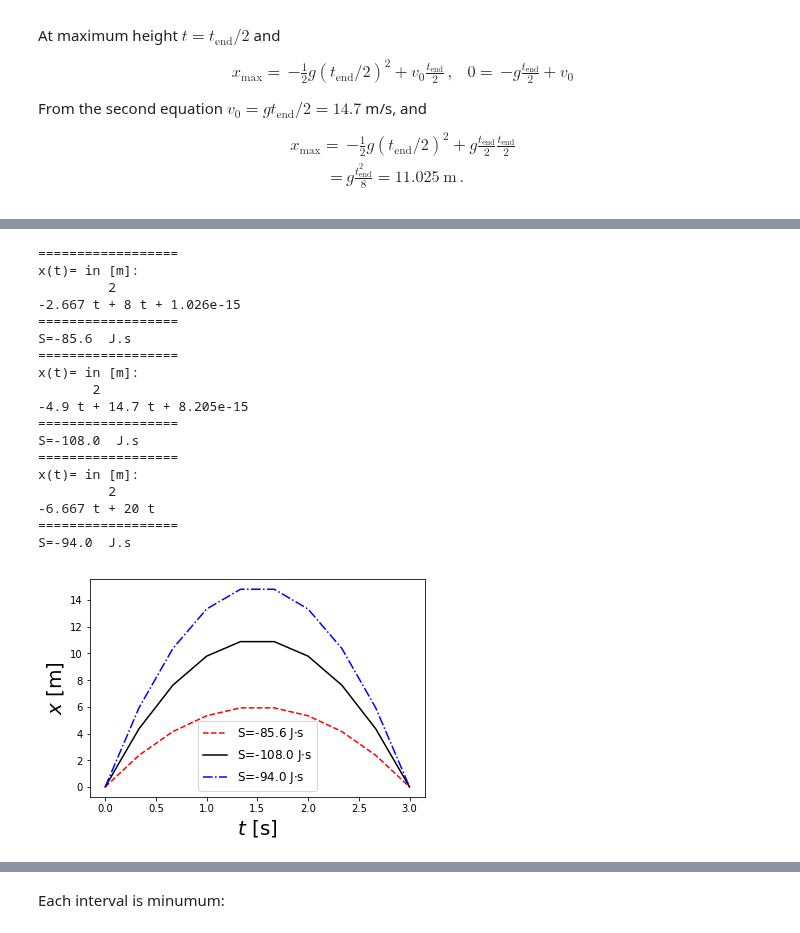
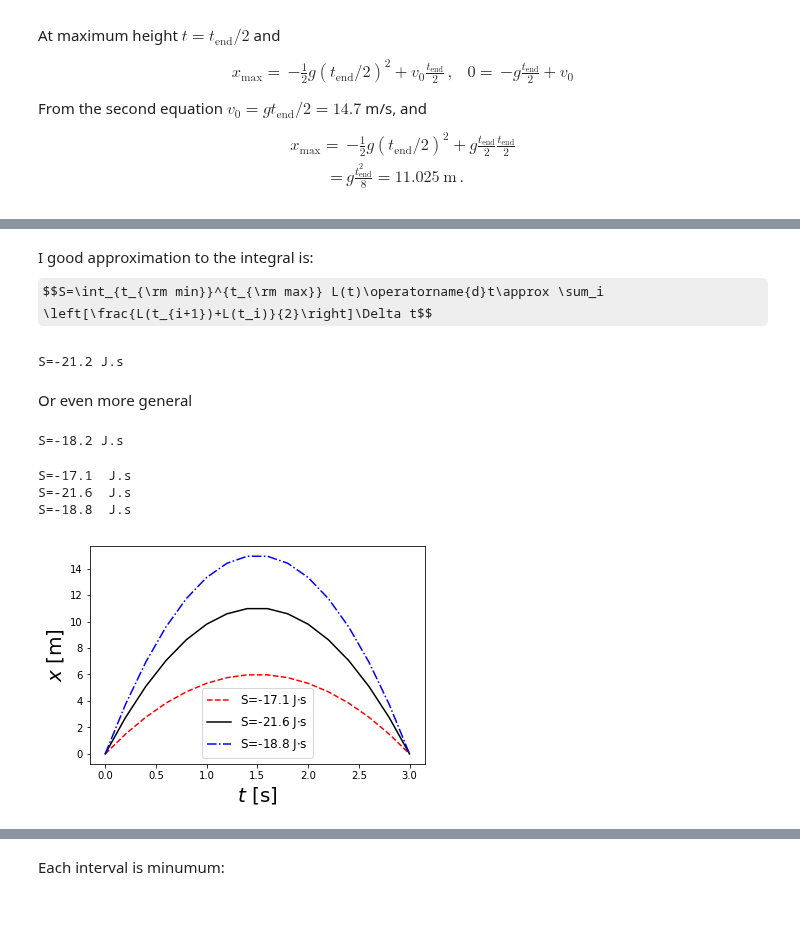
Before and after one commit to restrepo/ComputationalMethods, a Jupyter notebook: material/solution_least_action.ipynb, the cells around one changed output, grey strips where cells are left out. Drawn from its saved outputs; the diff is of its cells as text; code cells hidden in the pictures; some formulas as TeX source.

```diff
--- a/material/solution_least_action.ipynb
+++ b/material/solution_least_action.ipynb
@@ -53,0 +102,20 @@ that corresponds to Eq. (11) of Am. J. Phys, Vol. 72(2004)478: http://www.eftayl
+# %%
+xmax=11.025
+df.loc[1,'x']=xmax
+coeff=np.polyfit(df.t,df.x,deg=2)
+x=np.poly1d(coeff,variable='t')
+print('x(t) [m]:\n',x)
+print("="*45)
+m=0.2
+g=9.8
+v=x.deriv()
+L=0.5*m*v**2-m*g*x
+E=0.5*m*v**2+m*g*x
+F=L.integ() # Analytical integration
+S=F( df.t.max() ) - F( df.t.min() )
+print('for xmax={} m: S={:.1f} J.s  min: -21.6 J.s'.format(xmax,S))
+print("="*45)
+Deltat=0.2
+#t=np.linspace(df.t.min() , df.t.max(),10)
+t=np.arange(df.t.min() , df.t.max()+Deltat,Deltat)
+E(t)
@@ -54,52 +147,51 @@ that corresponds to Eq. (11) of Am. J. Phys, Vol. 72(2004)478: http://www.eftayl
+# %% [markdown]
+I good approximation to the integral is:
+$$S=\int_{t_{\rm min}}^{t_{\rm max}} L(t)\operatorname{d}t\approx \sum_i \left[\frac{L(t_{i+1})+L(t_i)}{2}\right]\Delta t$$
+# %%
+print( 'S={:.1f} J.s'.format( 0.5*( L(t)[1:]+L(t)[:-1] ).sum()*Deltat ) )
+# %% [output]
+S=-21.2 J.s
+# %% [markdown]
+Or even more general
+# %%
+def Saprx(L,t):
+    return   0.5*( L(t)[1:]+L(t)[:-1] )*(  t[1:]-t[:-1]  )
+
+print( 'S={:.1f} J.s'.format(  Saprx(L,t).sum() ) )
+# %% [output]
+S=-18.2 J.s
 # %%
 Ss=[]
 Es=[]
 m=0.2
 g=9.8
-t=np.linspace(0,3,10)
+Deltat=0.2
+#t=np.linspace(df.t.min() , df.t.max(),10)
+t=np.arange(df.t.min() , df.t.max()+Deltat,Deltat)
 xmax=[6,11.025,15]; x0=0;xend=0
 ls=['r--','k-','b-.']
 for i in range(len(xmax) ):
-    VERBOSE=True
     df=pd.DataFrame({'t':[t.min(),t.mean(),t.max()],'x':[x0,xmax[i],xend]})
     coeffs=np.polyfit(df.t,df.x,2)
     x=np.poly1d(coeffs,variable='t')
-    if VERBOSE:
-        print("==================")
-        print('x(t)= in [m]:\n',x)
-        print("==================")
     v=x.deriv()
     L=0.5*m*v**2-m*g*x
-    S=L.integ()
+    F=L.integ() # Analytical integration
     E=0.5*m*v**2+m*g*x
-    print('S={:.1f}  J.s'.format( S(t).sum() ) )
-    Ss.append( S(t)  )
+    S=F( df.t.max() ) - F( df.t.min() )
+    print('S={:.1f}  J.s'.format( S ) )
+    Ss.append( Saprx(L,t)  )
     Es.append( E(t) )
     #Plot
     if ls:
-        plt.plot(t,x(t),ls[i],label='S={:.1f} J$\cdot$s'.format( S(t).sum() )   )
+        plt.plot(t,x(t),ls[i],label='S={:.1f} J$\cdot$s'.format( S  )   )
 
 if ls:
     plt.legend(loc='best',fontsize=12)
     plt.xlabel('$t$ [s]',size=20)
     plt.ylabel('$x$ [m]',size=20)
 # %% [output]
-==================
-x(t)= in [m]:
-         2
--2.667 t + 8 t + 1.026e-15
-==================
-S=-85.6  J.s
-==================
-x(t)= in [m]:
-       2
--4.9 t + 14.7 t + 8.205e-15
-==================
-S=-108.0  J.s
-==================
-x(t)= in [m]:
-         2
--6.667 t + 20 t
-==================
-S=-94.0  J.s
+S=-17.1  J.s
+S=-21.6  J.s
+S=-18.8  J.s
-[figure, old version]
+[figure, new version]
```
Also changed, not shown: parts of 20 cells of this notebook, 1 other file.
